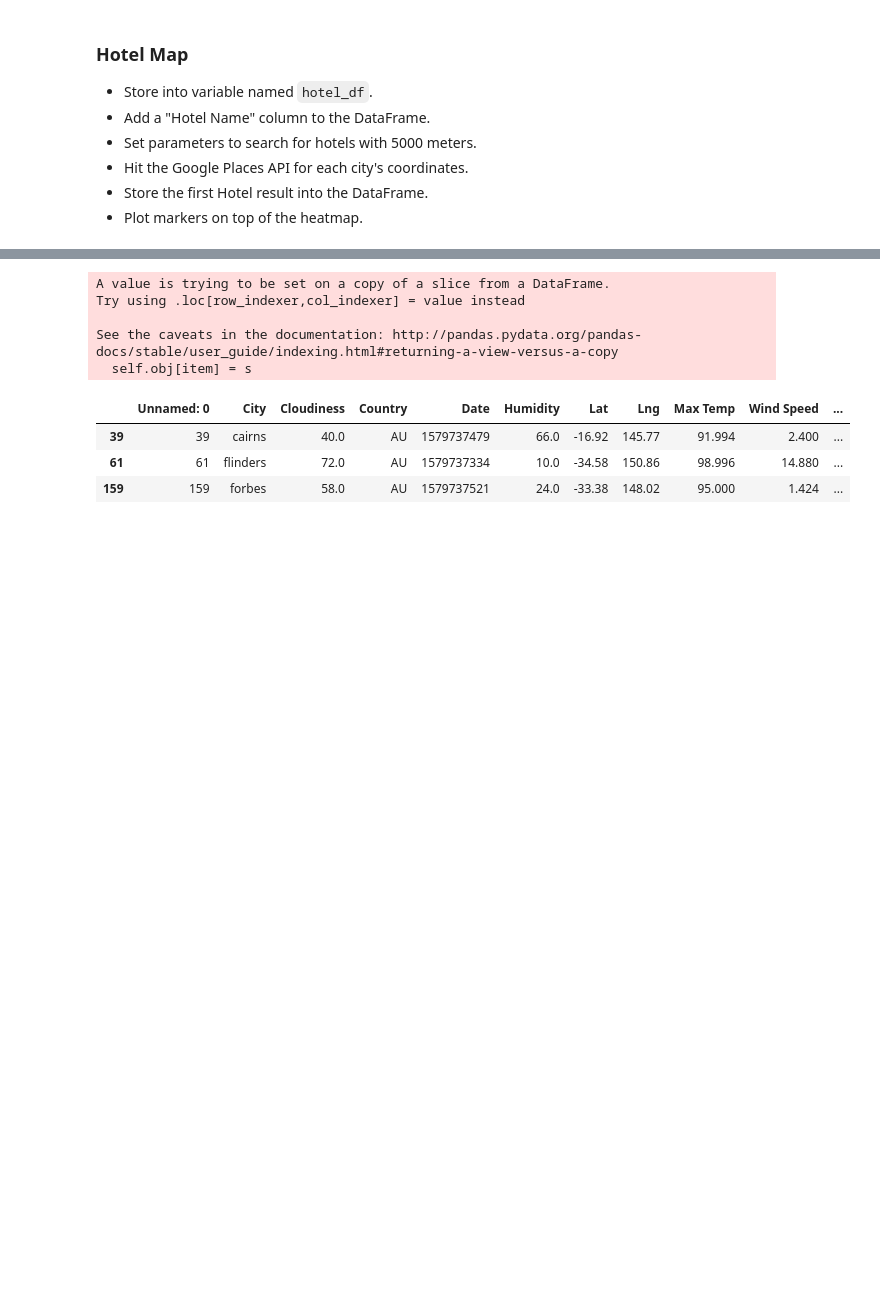
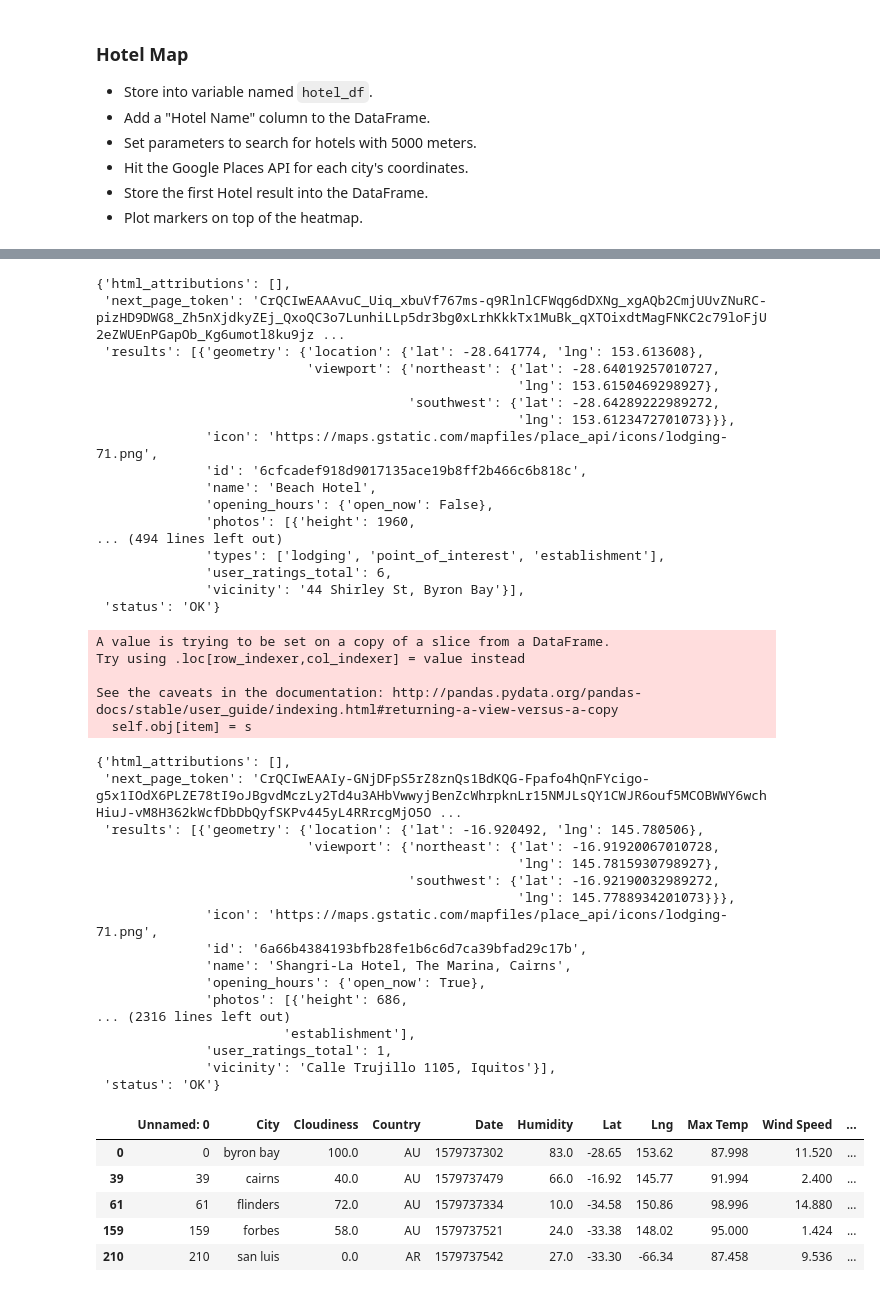
Before and after one commit to ddurnell/python-api-challenge, a Jupyter notebook: VacationPy/VacationPy.ipynb, the cells around one changed output, grey strips where cells are left out. Drawn from its saved outputs; the diff is of its cells as text; code cells hidden in the pictures; blank space fills up the shorter version.

```diff
--- a/VacationPy/VacationPy.ipynb
+++ b/VacationPy/VacationPy.ipynb
@@ -16,6 +18,7 @@ import pprint as pp
 
 # Import API key
 from api_keys import g_key
+temp_limit = 87
 # %% [markdown]
 ### Store Part I results into DataFrame
 * Load the csv exported in Part I to a DataFrame
@@ -70,7 +73,7 @@ fig
 * Drop any rows will null values.
 # %%
 # split out cities with a max temp over 90
-hot_cities_df = cities_df.loc[cities_df["Max Temp"] > 90]
+hot_cities_df = cities_df.loc[cities_df["Max Temp"] > temp_limit]
 print(len(hot_cities_df))
 hot_cities_df.head()
 # %% [output]
@@ -102,0 +95,6 @@ See the caveats in the documentation: http://pandas.pydata.org/pandas-docs/stabl
+# %%
+hot_df = hot_cities_df
+hot_df['Hotel Name'] = ""
+hot_df['Hotel Lat'] = ""
+hot_df['Hotel Lng'] = ""
+hot_df.head()
@@ -104,45 +124,85 @@ See the caveats in the documentation: http://pandas.pydata.org/pandas-docs/stabl
 # Set parameters to search for hotels with 5000 meters.
 # geocoordinates
 target_radius = 5000 # meters
 target_search = "hotel"
 target_type = "hotel"
 
 base_url = "https://maps.googleapis.com/maps/api/place/nearbysearch/json"
 
 # Loop through the cities_pd and run a lat/long search for each city
-for index, row in hotel_df.iterrows():
-    lat = hotel_df.loc[index, "Lat"]
-    lng = hotel_df.loc[index, "Lng"]
+for index, row in hot_df.iterrows():
+    lat = hot_df.loc[index, "Lat"]
+    lng = hot_df.loc[index, "Lng"]
     target_coordinates = f"{lat}, {lng}"
     #print(target_coordinates)
 
     # set up a parameters dictionary
     params = {
         "location": target_coordinates,
         "keyword": target_search,
         "radius": target_radius,
         "type": target_type,
         "key": g_key
     }
 
     # run a request using our params dictionary
     hotel_data = requests.get(base_url, params=params).json()
-    #pp.pprint(hotel_data)
+    pp.pprint(hotel_data)
 
     # Store the first Hotel result into the DataFrame.
     hotel = hotel_data['results'][0]['name']
+    hotel_lat = hotel_data['results'][0]['geometry']['location']['lat']
+    hotel_lng = hotel_data['results'][0]['geometry']['location']['lng']
     #print(hotel)
-    hotel_df.loc[index, "Hotel Name"] = hotel
+    hot_df.loc[index, "Hotel Name"] = hotel
+    hot_df.loc[index, "Hotel Lat"] = hotel_lat
+    hot_df.loc[index, "Hotel Lng"] = hotel_lng
 
-hotel_df.head()
+hot_df.head()
 # %% [output]
-A value is trying to be set on a copy of a slice from a DataFrame.
-Try using .loc[row_indexer,col_indexer] = value instead
-
-See the caveats in the documentation: http://pandas.pydata.org/pandas-docs/stable/user_guide/indexing.html#returning-a-view-versus-a-copy
-  self.obj[item] = s
+{'html_attributions': [],
+ 'next_page_token': 'CrQCIwEAAAvuC_Uiq_xbuVf767ms-q9RlnlCFWqg6dDXNg_xgAQb2CmjUUvZNuRC-pizHD9DWG8_Zh5nXjdkyZEj_QxoQC3o7LunhiLLp5dr3bg0xLrhKkkTx1MuBk_qXTOixdtMagFNKC2c79loFjU2eZWUEnPGapOb_Kg6umotl8ku9jz ...
+ 'results': [{'geometry': {'location': {'lat': -28.641774, 'lng': 153.613608},
+                           'viewport': {'northeast': {'lat': -28.64019257010727,
+                                                      'lng': 153.6150469298927},
+                                        'southwest': {'lat': -28.64289222989272,
+                                                      'lng': 153.6123472701073}}},
+              'icon': 'https://maps.gstatic.com/mapfiles/place_api/icons/lodging-71.png',
+              'id': '6cfcadef918d9017135ace19b8ff2b466c6b818c',
+              'name': 'Beach Hotel',
+              'opening_hours': {'open_now': False},
+              'photos': [{'height': 1960,
+... (494 lines left out)
+              'types': ['lodging', 'point_of_interest', 'establishment'],
+              'user_ratings_total': 6,
+              'vicinity': '44 Shirley St, Byron Bay'}],
+ 'status': 'OK'}
+A value is trying to be set on a copy of a slice from a DataFrame.
+Try using .loc[row_indexer,col_indexer] = value instead
+
+See the caveats in the documentation: http://pandas.pydata.org/pandas-docs/stable/user_guide/indexing.html#returning-a-view-versus-a-copy
+  self.obj[item] = s
+{'html_attributions': [],
+ 'next_page_token': 'CrQCIwEAAIy-GNjDFpS5rZ8znQs1BdKQG-Fpafo4hQnFYcigo-g5x1IOdX6PLZE78tI9oJBgvdMczLy2Td4u3AHbVwwyjBenZcWhrpknLr15NMJLsQY1CWJR6ouf5MCOBWWY6wchHiuJ-vM8H362kWcfDbDbQyfSKPv445yL4RRrcgMjO5O ...
+ 'results': [{'geometry': {'location': {'lat': -16.920492, 'lng': 145.780506},
+                           'viewport': {'northeast': {'lat': -16.91920067010728,
+                                                      'lng': 145.7815930798927},
+                                        'southwest': {'lat': -16.92190032989272,
+                                                      'lng': 145.7788934201073}}},
+              'icon': 'https://maps.gstatic.com/mapfiles/place_api/icons/lodging-71.png',
+              'id': '6a66b4384193bfb28fe1b6c6d7ca39bfad29c17b',
+              'name': 'Shangri-La Hotel, The Marina, Cairns',
+              'opening_hours': {'open_now': True},
+              'photos': [{'height': 686,
+... (2316 lines left out)
+                        'establishment'],
+              'user_ratings_total': 1,
+              'vicinity': 'Calle Trujillo 1105, Iquitos'}],
+ 'status': 'OK'}
 |  | Unnamed: 0 | City | Cloudiness | Country | Date | Humidity | Lat | Lng | Max Temp | Wind Speed | ... |
+| 0 | 0 | byron bay | 100.0 | AU | 1579737302 | 83.0 | -28.65 | 153.62 | 87.998 | 11.520 | ... |
 | 39 | 39 | cairns | 40.0 | AU | 1579737479 | 66.0 | -16.92 | 145.77 | 91.994 | 2.400 | ... |
 | 61 | 61 | flinders | 72.0 | AU | 1579737334 | 10.0 | -34.58 | 150.86 | 98.996 | 14.880 | ... |
 | 159 | 159 | forbes | 58.0 | AU | 1579737521 | 24.0 | -33.38 | 148.02 | 95.000 | 1.424 | ... |
+| 210 | 210 | san luis | 0.0 | AR | 1579737542 | 27.0 | -33.30 | -66.34 | 87.458 | 9.536 | ... |
 # %%
```
Also changed, not shown: parts of 6 cells of this notebook.
